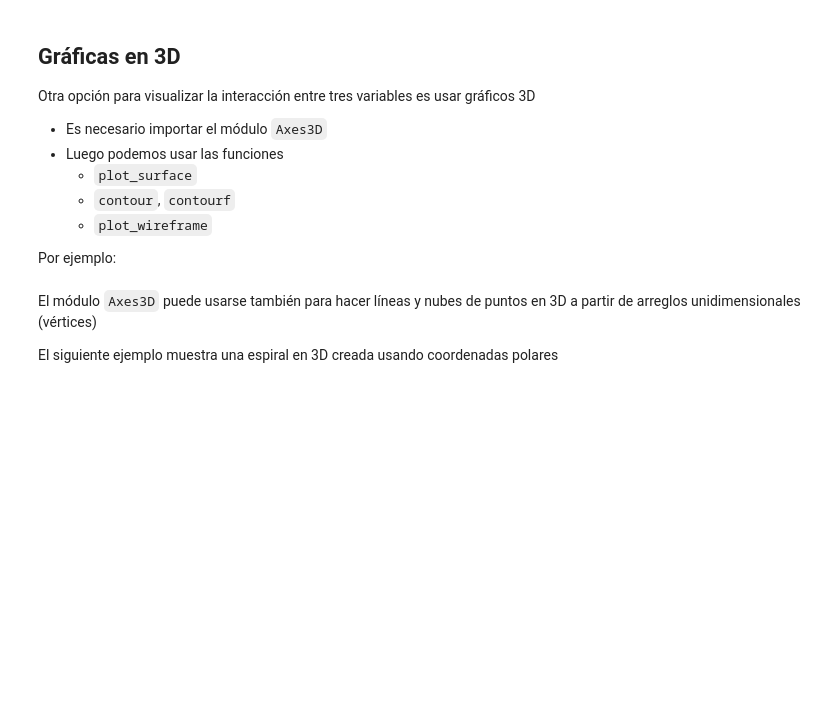
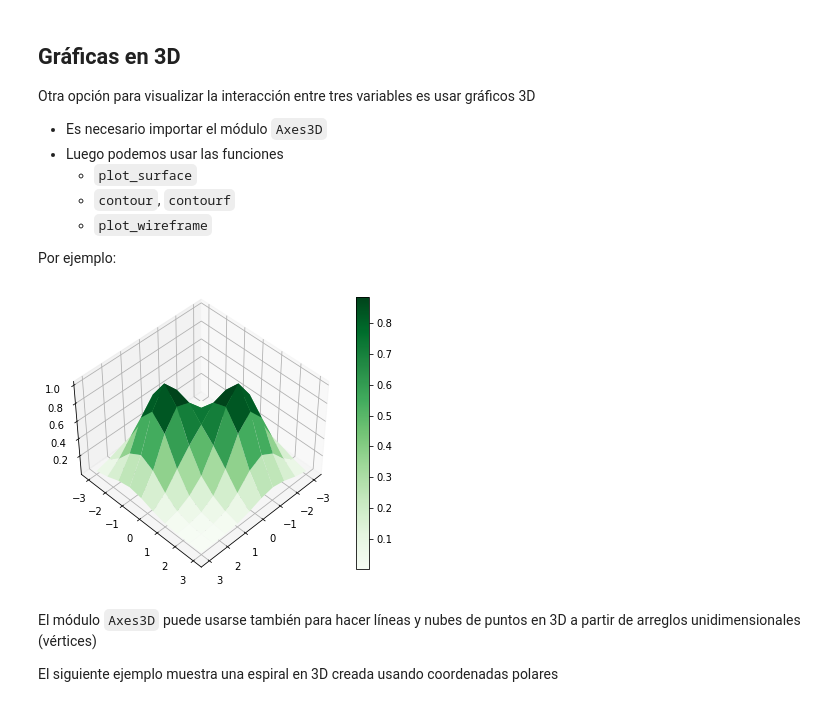
Before and after one commit to phuijse/PythonBook, a Jupyter notebook: clases/unidad1/06_matplotlib.ipynb, the cells around one changed output. Drawn from its saved outputs; the diff is of its cells as text; code cells hidden in the pictures; blank space fills up the shorter version.

```diff
--- a/clases/unidad1/06_matplotlib.ipynb
+++ b/clases/unidad1/06_matplotlib.ipynb
@@ -550,12 +564,19 @@ Por ejemplo:
 # %%
 from mpl_toolkits.mplot3d.axes3d import Axes3D
 
 # Debemos indicar los ejes que son 3D
-fig, ax = plt.subplots(figsize=(7, 4),
+fig, ax = plt.subplots(figsize=(8, 5),
                        subplot_kw={'projection': '3d'})
 
 cplot = ax.plot_surface(X, Y, Z, cmap=plt.cm.Greens)
-fig.colorbar(cplot);
+fig.colorbar(cplot)
+
+# Podemos especificar el "ángulo de la cámara" con
+ax.view_init(45, # Elevación
+             45 # Azimut
+            );
+# %% [output]
+[figure, added]
 # %% [markdown]
 El módulo `Axes3D` puede usarse también para hacer líneas y nubes de puntos en 3D a partir de arreglos unidimensionales (vértices)
 
```
Also changed, not shown: parts of 14 cells of this notebook.
